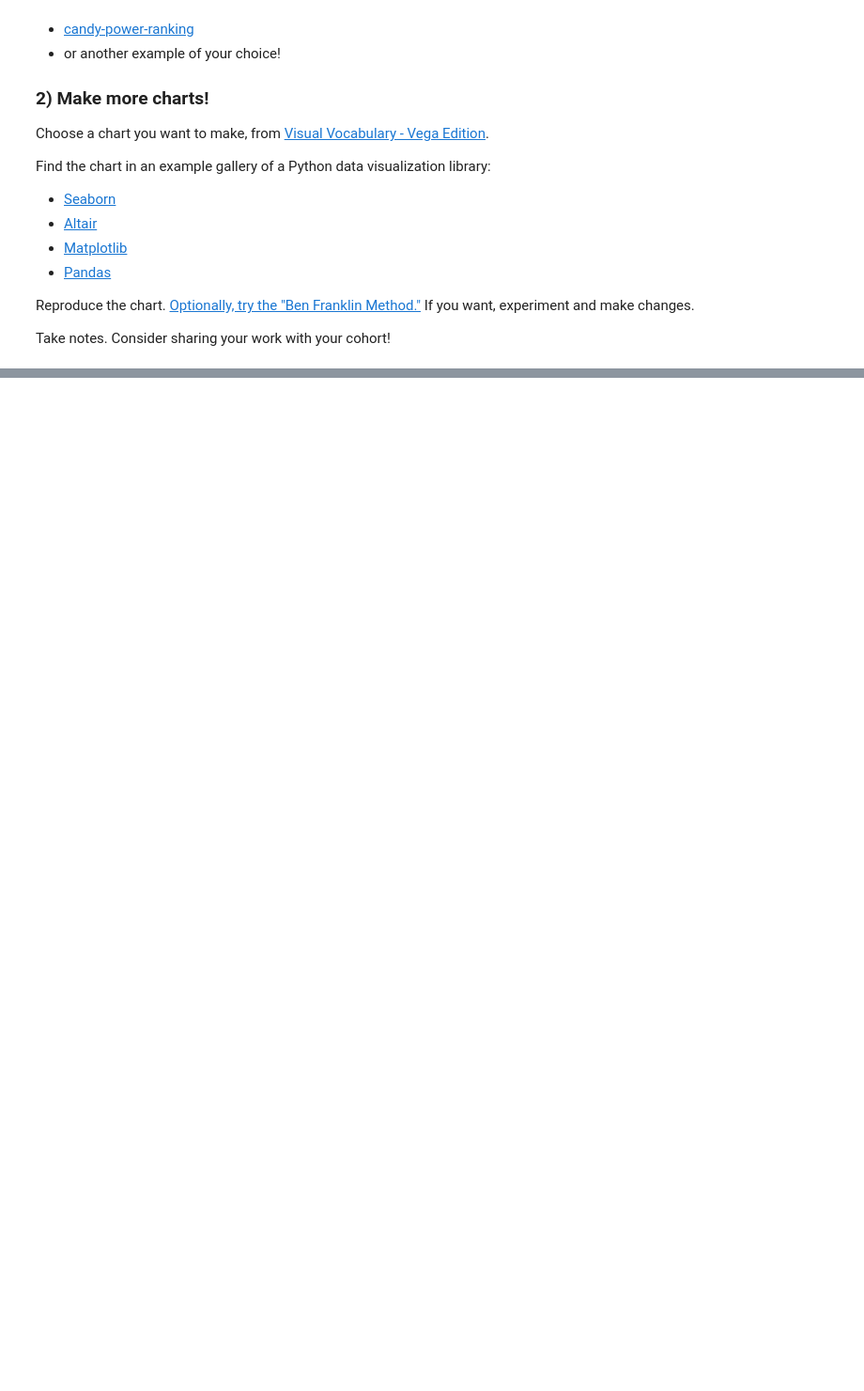
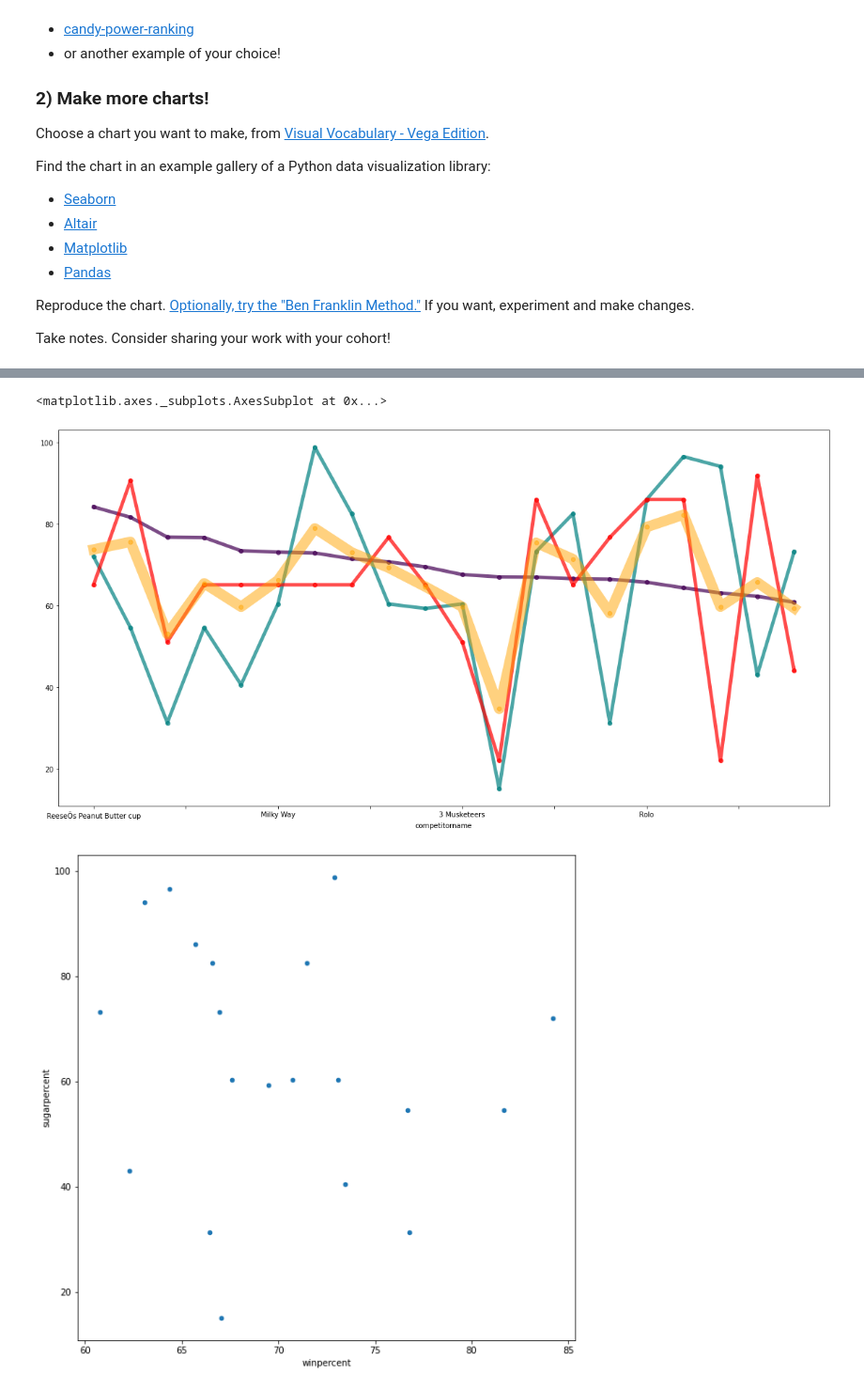
Before and after one commit to JoshuaHaga/DS-Unit-1-Sprint-1-Data-Wrangling-and-Storytelling, a Jupyter notebook: module4-make-explanatory-visualizations/LS_DS_114_Make_Explanatory_Visualizations_Assignment.ipynb, the cells around one changed output, grey strips where cells are left out. Shown at 94% size. Cells and saved outputs as stored; diff of their text form; code cells hidden in the pictures; blank space fills up the shorter version.

```diff
--- a/module4-make-explanatory-visualizations/LS_DS_114_Make_Explanatory_Visualizations_Assignment.ipynb
+++ b/module4-make-explanatory-visualizations/LS_DS_114_Make_Explanatory_Visualizations_Assignment.ipynb
@@ -213,0 +210,7 @@ Take notes. Consider sharing your work with your cohort!
+# %%
+# More Work Here
+import pandas as pd
+import matplotlib.pyplot as plt
+import numpy as np
+
+candy = pd.read_csv('https://raw.githubusercontent.com/fivethirtyeight/data/master/candy-power-ranking/candy-data.csv')
@@ -213,0 +233,10 @@ Take notes. Consider sharing your work with your cohort!
+# %%
+candy_win = candy.sort_values('winpercent', ascending=False).set_index('competitorname')
+candy_70 = candy_win[candy_win['winpercent']>60.00]
+candy_70[['sugarpercent', 'pricepercent']] = candy_70[['sugarpercent', 'pricepercent']]*100
+candy_70['likyness'] = (candy_70['sugarpercent'] + candy_70['pricepercent'] + candy_70['winpercent'])/3
+candy_70 = candy_70.drop(index='ReeseÕs Miniatures')
+
+
+
+candy_70
@@ -213,0 +272,11 @@ Take notes. Consider sharing your work with your cohort!
+# %%
+candy_70['winpercent'].plot(figsize=(20,10), marker='o', linewidth=5, alpha=0.7, colormap='viridis')
+candy_70['sugarpercent'].plot(figsize=(20,10),marker='o',linewidth=5, alpha=0.7, c="teal")
+candy_70['pricepercent'].plot(figsize=(20,10), marker='o',linewidth=5,alpha=0.7, c="red")
+candy_70['likyness'].plot(figsize=(20,10), marker='o',linewidth=15,alpha=0.5,c="orange")
+
+candy_70.plot.scatter('winpercent','sugarpercent',figsize=(10,10))
+# %% [output]
+<matplotlib.axes._subplots.AxesSubplot at 0x...>
+[figure, added]
+[figure, added]
```
Also changed, not shown: parts of 3 cells of this notebook.
